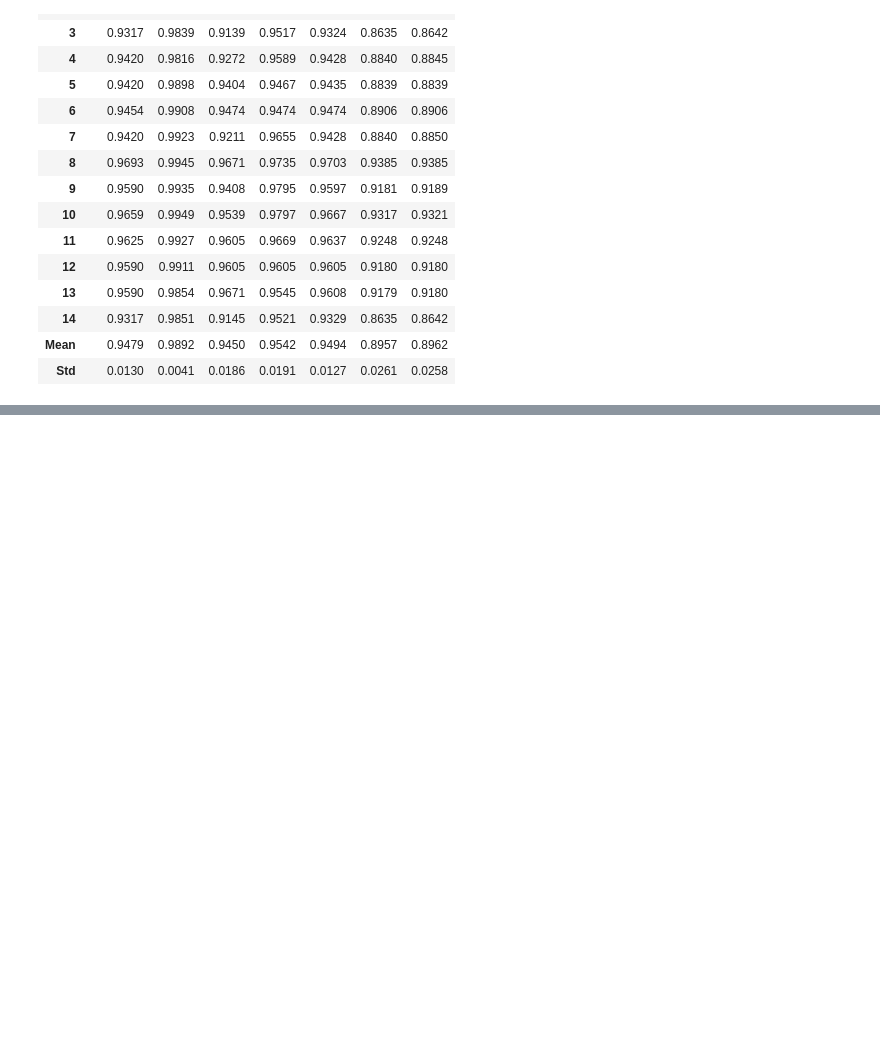
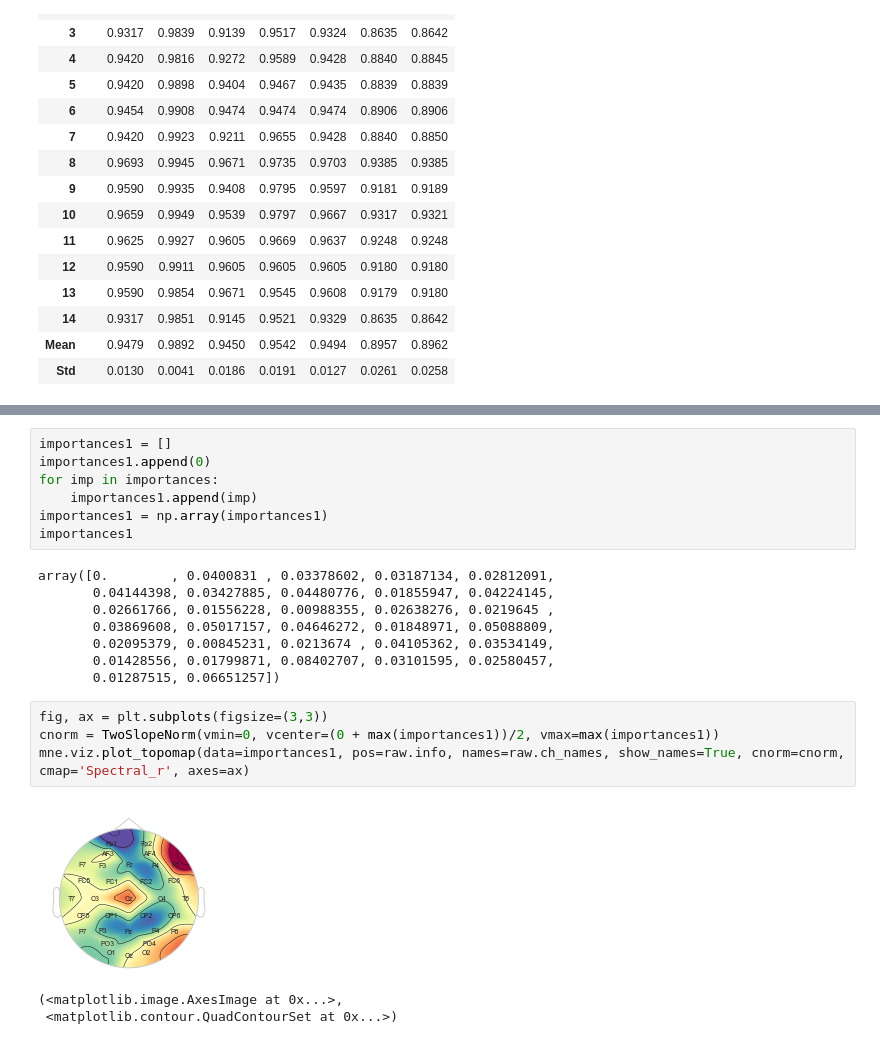
Before and after one commit to UtkarshRedd/EEG-Parkinsons-Alzheimers-Machine-Learning, a Jupyter notebook: jupyter-notebooks/ML_OFF_50pct.ipynb, the cells around one changed output, grey strips where cells are left out. Cells and saved outputs as stored; diff of their text form; blank space fills up the shorter version.

```diff
--- a/jupyter-notebooks/ML_OFF_50pct.ipynb
+++ b/jupyter-notebooks/ML_OFF_50pct.ipynb
@@ -2883,0 +2967,23 @@ xgb = create_model('xgboost', fold=15)
+# %%
+importances1 = []
+importances1.append(0)
+for imp in importances:
+    importances1.append(imp)
+importances1 = np.array(importances1)
+importances1
+# %% [output]
+array([0.        , 0.0400831 , 0.03378602, 0.03187134, 0.02812091,
+       0.04144398, 0.03427885, 0.04480776, 0.01855947, 0.04224145,
+       0.02661766, 0.01556228, 0.00988355, 0.02638276, 0.0219645 ,
+       0.03869608, 0.05017157, 0.04646272, 0.01848971, 0.05088809,
+       0.02095379, 0.00845231, 0.0213674 , 0.04105362, 0.03534149,
+       0.01428556, 0.01799871, 0.08402707, 0.03101595, 0.02580457,
+       0.01287515, 0.06651257])
+# %%
+fig, ax = plt.subplots(figsize=(3,3))
+cnorm = TwoSlopeNorm(vmin=0, vcenter=(0 + max(importances1))/2, vmax=max(importances1))
+mne.viz.plot_topomap(data=importances1, pos=raw.info, names=raw.ch_names, show_names=True, cnorm=cnorm, cmap='Spectral_r', axes=ax)
+# %% [output]
+[figure, added]
+(<matplotlib.image.AxesImage at 0x...>,
+ <matplotlib.contour.QuadContourSet at 0x...>)
```
Also changed, not shown: parts of 8 cells of this notebook, 2 other files.
